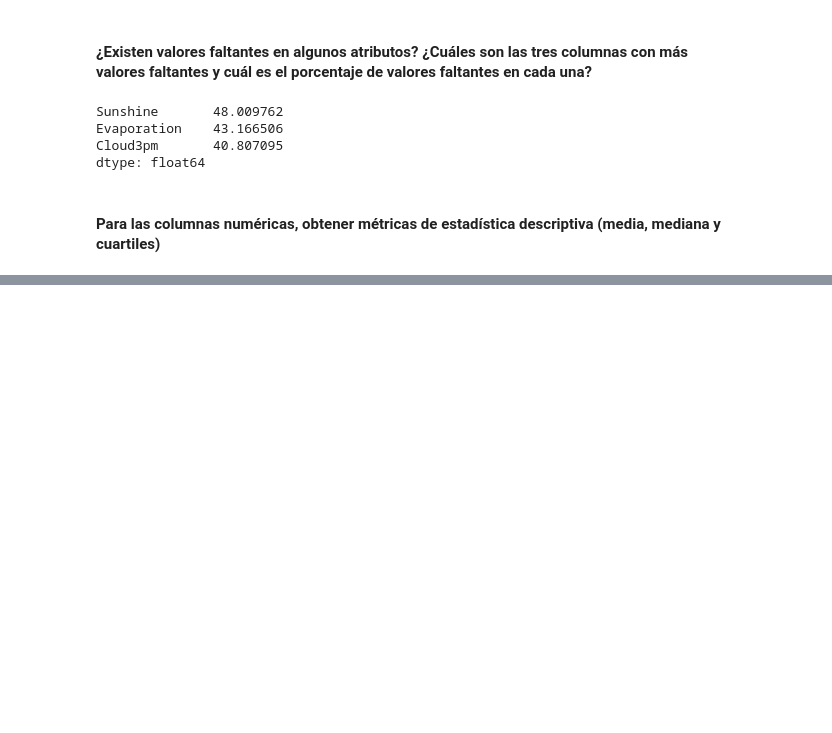
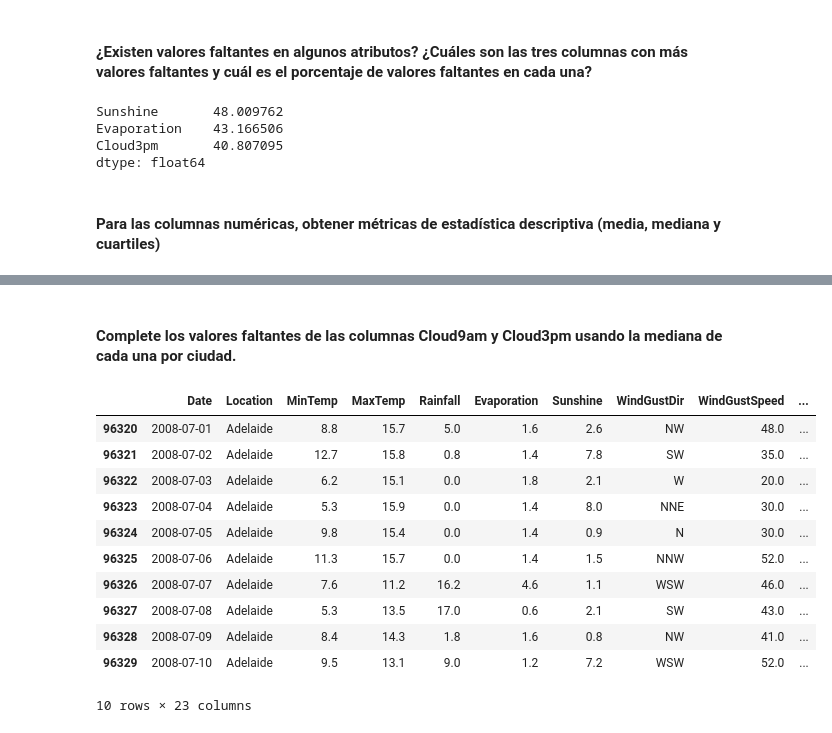
Before and after one commit to Joacogomezc98/CEIOT-ML-TP1, a Jupyter notebook: EDA.ipynb, the cells around one changed output, grey strips where cells are left out. Saved outputs shown, nothing was run; the diff lists cells and outputs as text; code cells hidden in the pictures; blank space fills up the shorter version.

```diff
--- a/EDA.ipynb
+++ b/EDA.ipynb
@@ -129,0 +215,34 @@ df_columnas_numericas.describe()
+# %% [markdown]
+#### Complete los valores faltantes de las columnas Cloud9am y Cloud3pm usando la mediana de cada una por ciudad.
+# %%
+#Calculo la mediana de Cloud9am y Cloud3pc para cada ciudad
+medianas_por_ciudad = ordered_weather.groupby('Location')[['Cloud9am', 'Cloud3pm']].median()
+
+#Rellenar valores correspondientes
+def rellenar_mediana(row, columnas, medianas_por_ciudad):
+    ciudad = row['Location']
+    for col in columnas:
+        if pd.isnull(row[col]):
+            row[col] = medianas_por_ciudad.loc[ciudad, col]
+    return row
+
+# Lista de columnas a rellenar
+columnas_a_rellenar = ['Cloud9am', 'Cloud3pm']
+
+# Aplica la función para rellenar los valores faltantes
+ordered_weather = ordered_weather.apply(lambda row: rellenar_mediana(row, columnas_a_rellenar, medianas_por_ciudad), axis=1)
+
+ordered_weather.head(10)
+# %% [output]
+|  | Date | Location | MinTemp | MaxTemp | Rainfall | Evaporation | Sunshine | WindGustDir | WindGustSpeed | ... |
+| 96320 | 2008-07-01 | Adelaide | 8.8 | 15.7 | 5.0 | 1.6 | 2.6 | NW | 48.0 | ... |
+| 96321 | 2008-07-02 | Adelaide | 12.7 | 15.8 | 0.8 | 1.4 | 7.8 | SW | 35.0 | ... |
+| 96322 | 2008-07-03 | Adelaide | 6.2 | 15.1 | 0.0 | 1.8 | 2.1 | W | 20.0 | ... |
+| 96323 | 2008-07-04 | Adelaide | 5.3 | 15.9 | 0.0 | 1.4 | 8.0 | NNE | 30.0 | ... |
+| 96324 | 2008-07-05 | Adelaide | 9.8 | 15.4 | 0.0 | 1.4 | 0.9 | N | 30.0 | ... |
+| 96325 | 2008-07-06 | Adelaide | 11.3 | 15.7 | 0.0 | 1.4 | 1.5 | NNW | 52.0 | ... |
+| 96326 | 2008-07-07 | Adelaide | 7.6 | 11.2 | 16.2 | 4.6 | 1.1 | WSW | 46.0 | ... |
+| 96327 | 2008-07-08 | Adelaide | 5.3 | 13.5 | 17.0 | 0.6 | 2.1 | SW | 43.0 | ... |
+| 96328 | 2008-07-09 | Adelaide | 8.4 | 14.3 | 1.8 | 1.6 | 0.8 | NW | 41.0 | ... |
+| 96329 | 2008-07-10 | Adelaide | 9.5 | 13.1 | 9.0 | 1.2 | 7.2 | WSW | 52.0 | ... |
+10 rows × 23 columns
```
Also changed, not shown: parts of 12 cells of this notebook.
